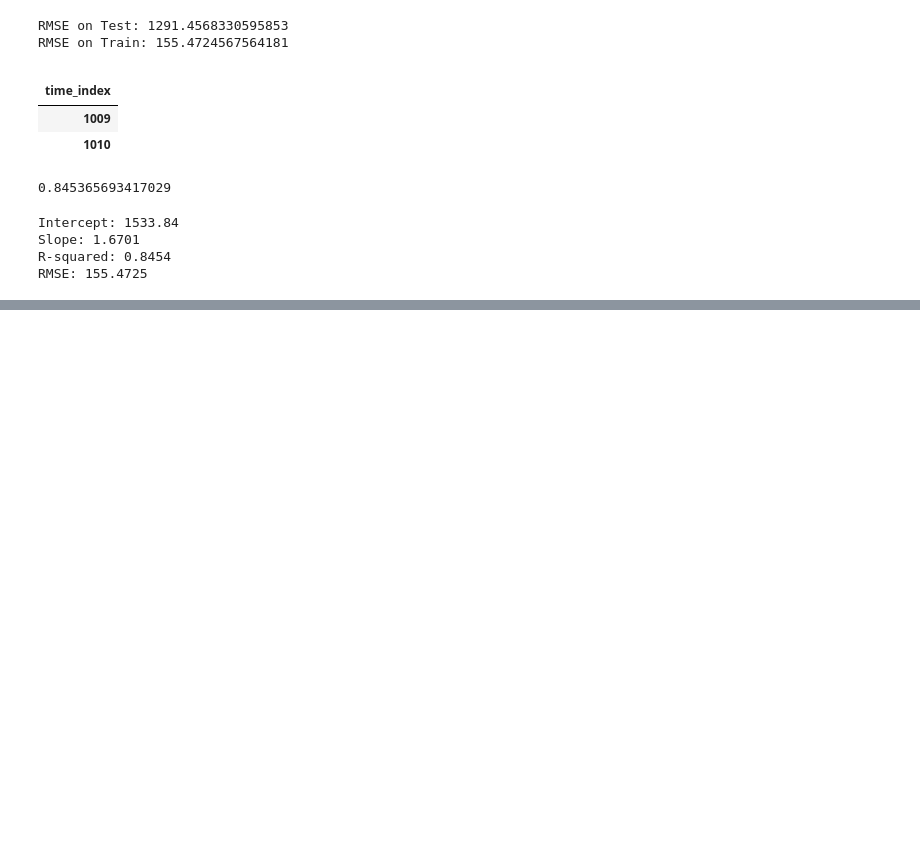
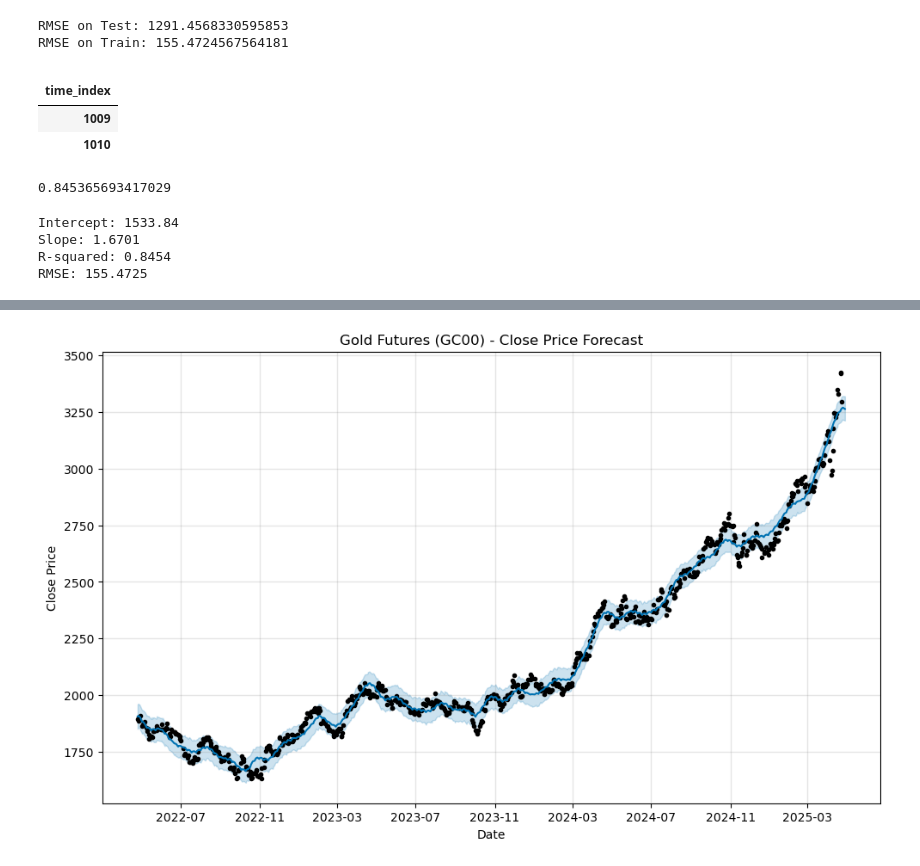
Before and after one commit to karamian-ani/data_analytics_with_python, a Jupyter notebook: notebooks/16_simple_linear_regression.ipynb, the cells around one changed output, grey strips where cells are left out. Cells and saved outputs as stored; diff of their text form; code cells hidden in the pictures; blank space fills up the shorter version.

Commit message:
ARIMA & Prophet

```diff
--- a/notebooks/16_simple_linear_regression.ipynb
+++ b/notebooks/16_simple_linear_regression.ipynb
@@ -603,0 +606,6 @@ RMSE: 155.4725
+# %%
+from statsmodels.tsa.arima.model import ARIMA
+
+ts_arima = ts_combined_2022_2025.set_index("Date").asfreq("B")
+
+ts_arima.head()
@@ -603,0 +680,13 @@ RMSE: 155.4725
+# %%
+from prophet import Prophet
+
+df_prophet = ts_combined_2022_2025.rename(columns={"Date": "ds", "Close": "y"})
+
+prophet_model = Prophet()
+prophet_model.fit(df_prophet)
+
+future = prophet_model.make_future_dataframe(periods=3, freq="B")
+
+forecast = prophet_model.predict(future)
+
+forecast[["ds", "yhat", "yhat_lower", "yhat_upper"]].tail(3)
@@ -603,0 +700,8 @@ RMSE: 155.4725
+# %%
+prophet_model.plot(forecast)
+plt.title("Gold Futures (GC00) - Close Price Forecast")
+plt.xlabel("Date")
+plt.ylabel("Close Price")
+plt.show()
+# %% [output]
+[figure, added]
```
Also changed, not shown: parts of 10 cells of this notebook.
